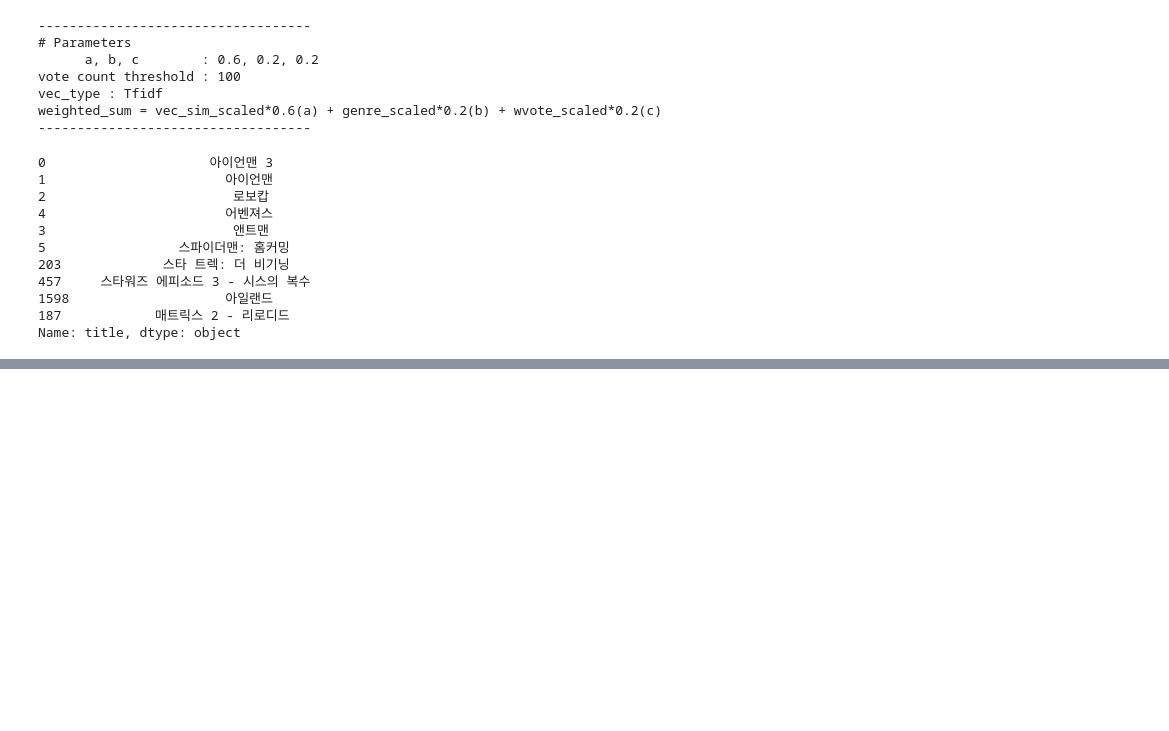
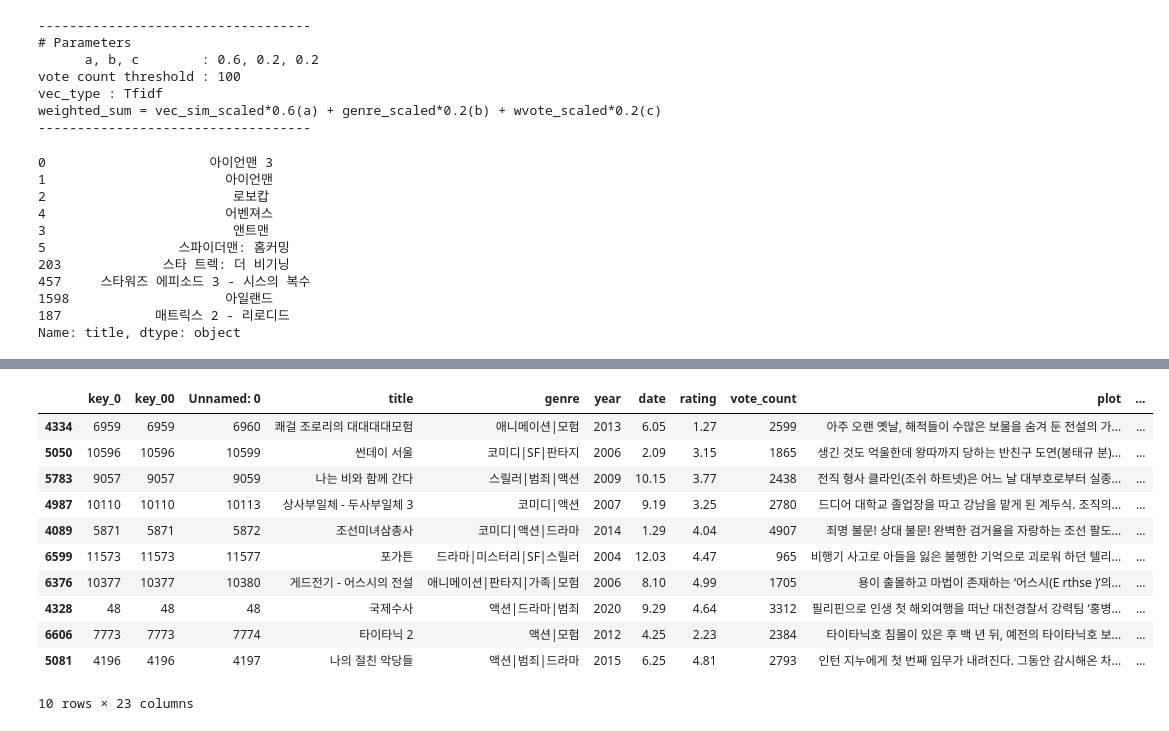
Before and after one commit to seongmin-97/NLP_AndroidApp, a Jupyter notebook: recommendation/movie_recommendation_by_vector.ipynb, the cells around one changed output, grey strips where cells are left out. Saved outputs shown, nothing was run; the diff lists cells and outputs as text; code cells hidden in the pictures; blank space fills up the shorter version.

Commit message:
recommend movie data save code

```diff
--- a/recommendation/movie_recommendation_by_vector.ipynb
+++ b/recommendation/movie_recommendation_by_vector.ipynb
@@ -80,6 +80,45 @@ class movie_recommendation_vec:
 
         return dataf.sort_values('weighted_sum', ascending=False)
 
+    def result_by_weights_negative(self, dataf):
+        dataf['weighted_sum'] = dataf['vec_sim_scaled']*self.a + dataf['genre_scaled']*self.b + dataf['wvote_scaled']*self.c
+
+        return dataf.sort_values('weighted_sum', ascending=True)
+
+    def getMovies_negative(self, title):
+        # no title result
+        try:title_idx = self.df[self.df['title']== title].index.values[0]
+        except:
+            raise ValueError('There is no such title name in data. Search with "search_title" function')
+
+        # get movies
+        result = self.similar_vec_movies(title_idx)
+
+        # IMDB's weighted_vote
+        def weighted_vote_average(record):
+            v, r = record['vote_count'], record['rating']
+            return (v/(v+m))*r + (m/(m+v))*c
+        c = result['rating'].mean()
+        m = result['vote_count'].quantile(.6)
+        result['weighted_vote'] = result.apply(weighted_vote_average,axis=1)
+
+        # merge with genre
+        genre_sim = self.genre_sim_sorted(title_idx)
+        Result = result.rename(columns={'key_0': 'key_00'})
+        result_with_genre = pd.merge(Result, pd.Series(genre_sim[:,1], name='genre_sim'), left_on=Result.index, right_on=genre_sim[:,0],)
+
+        # minmax scale
+        result_with_genre['vec_sim_scaled'] = MinMaxScaler().fit_transform(result_with_genre['vec_sim'].values.reshape(-1,1))
+        result_with_genre['wvote_scaled'] = MinMaxScaler().fit_transform(result_with_genre['weighted_vote'].values.reshape(-1,1))
+        result_with_genre['genre_scaled'] = MinMaxScaler().fit_transform(result_with_genre['genre_sim'].values.reshape(-1,1))
+
+        # (optional)remove data genre score is 0
+        no_genre_score_idx = result_with_genre[result_with_genre['genre_sim'] == 0].index
+        result_with_genre.drop(no_genre_score_idx, inplace=True)
+
+        result_with_genre = self.result_by_weights_negative(result_with_genre)
+        return result_with_genre.head(self.topn)
+
     def getMovies(self, title):
         # no title result
         try:title_idx = self.df[self.df['title']== title].index.values[0]
@@ -156,0 +181,17 @@ recom.getMovies(title='어벤져스')
+# %%
+result = recom.getMovies_negative(title='아이언맨 2')
+# %%
+result
+# %% [output]
+|  | key_0 | key_00 | Unnamed: 0 | title | genre | year | date | rating | vote_count | plot | ... |
+| 4334 | 6959 | 6959 | 6960 | 쾌걸 조로리의 대대대대모험 | 애니메이션|모험 | 2013 | 6.05 | 1.27 | 2599 | 아주 오랜 옛날, 해적들이 수많은 보물을 숨겨 둔 전설의 가... | ... |
+| 5050 | 10596 | 10596 | 10599 | 썬데이 서울 | 코미디|SF|판타지 | 2006 | 2.09 | 3.15 | 1865 | 생긴 것도 억울한데 왕따까지 당하는 반친구 도연(봉태규 분)... | ... |
+| 5783 | 9057 | 9057 | 9059 | 나는 비와 함께 간다 | 스릴러|범죄|액션 | 2009 | 10.15 | 3.77 | 2438 | 전직 형사 클라인(조쉬 하트넷)은 어느 날 대부호로부터 실종... | ... |
+| 4987 | 10110 | 10110 | 10113 | 상사부일체 - 두사부일체 3 | 코미디|액션 | 2007 | 9.19 | 3.25 | 2780 | 드디어 대학교 졸업장을 따고 강남을 맡게 된 계두식. 조직의... | ... |
+| 4089 | 5871 | 5871 | 5872 | 조선미녀삼총사 | 코미디|액션|드라마 | 2014 | 1.29 | 4.04 | 4907 | 죄명 불문! 상대 불문! 완벽한 검거율을 자랑하는 조선 팔도... | ... |
+| 6599 | 11573 | 11573 | 11577 | 포가튼 | 드라마|미스터리|SF|스릴러 | 2004 | 12.03 | 4.47 | 965 | 비행기 사고로 아들을 잃은 불행한 기억으로 괴로워 하던 텔리... | ... |
+| 6376 | 10377 | 10377 | 10380 | 게드전기 - 어스시의 전설 | 애니메이션|판타지|가족|모험 | 2006 | 8.10 | 4.99 | 1705 | 용이 출몰하고 마법이 존재하는 ‘어스시(E rthse )’의... | ... |
+| 4328 | 48 | 48 | 48 | 국제수사 | 액션|드라마|범죄 | 2020 | 9.29 | 4.64 | 3312 | 필리핀으로 인생 첫 해외여행을 떠난 대천경찰서 강력팀 ‘홍병... | ... |
+| 6606 | 7773 | 7773 | 7774 | 타이타닉 2 | 액션|모험 | 2012 | 4.25 | 2.23 | 2384 | 타이타닉호 침몰이 있은 후 백 년 뒤, 예전의 타이타닉호 보... | ... |
+| 5081 | 4196 | 4196 | 4197 | 나의 절친 악당들 | 액션|범죄|드라마 | 2015 | 6.25 | 4.81 | 2793 | 인턴 지누에게 첫 번째 임무가 내려진다. 그동안 감시해온 차... | ... |
+10 rows × 23 columns
```
Also changed, not shown: parts of 4 cells of this notebook, 1 other file.
